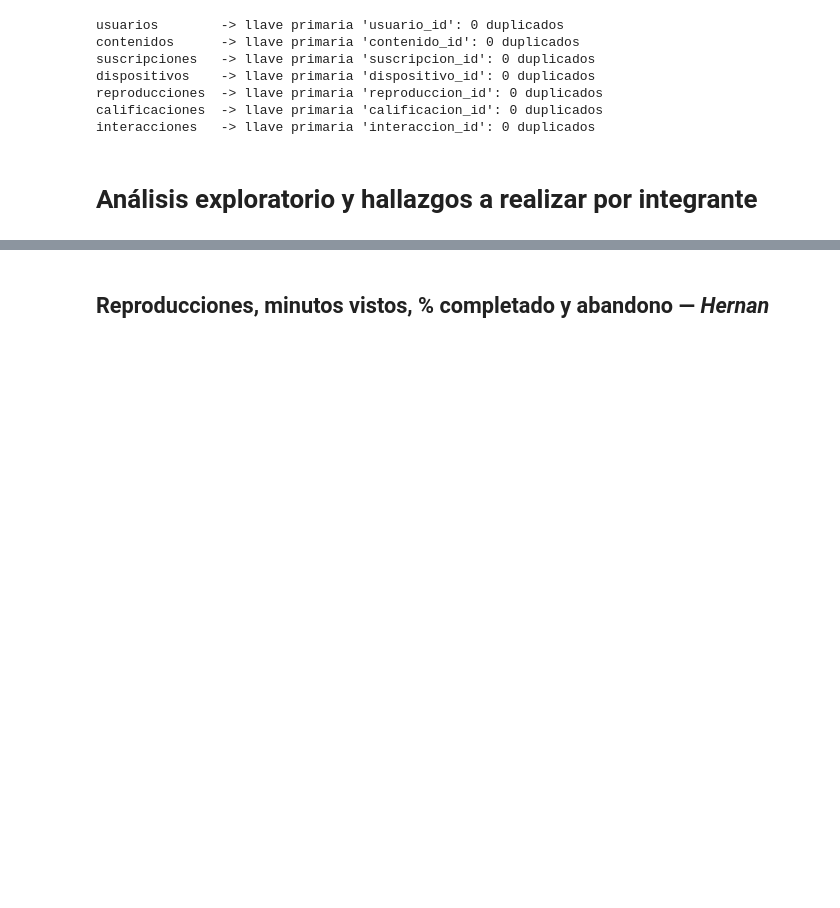
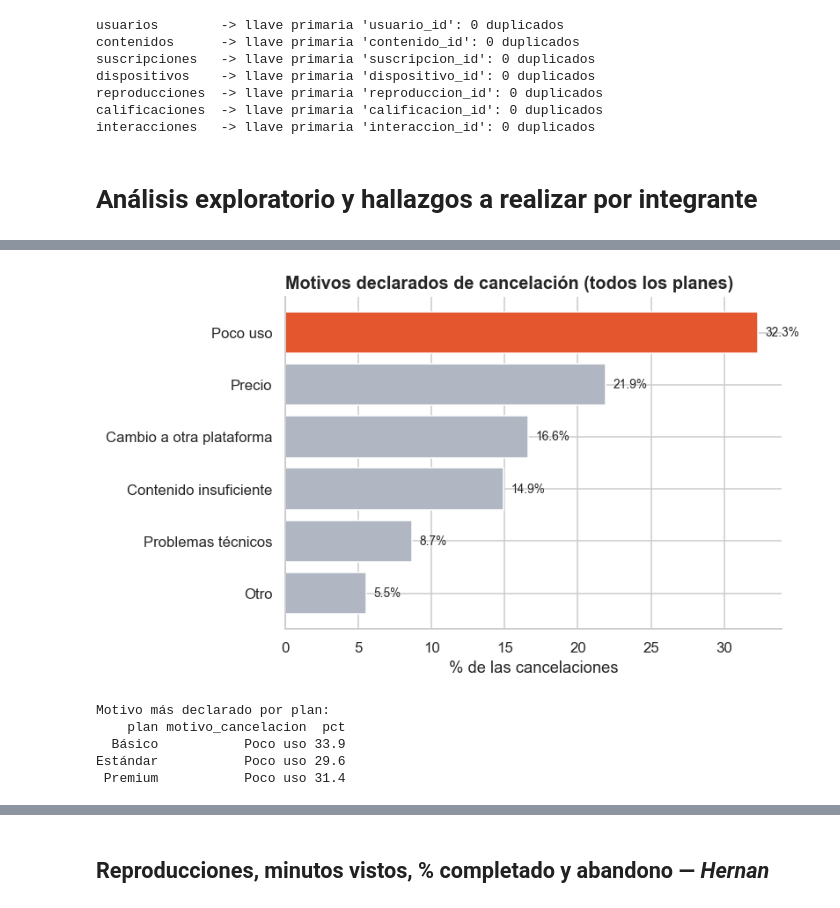
Before and after one commit to git-Lippke24/StreamView_Analytics_Dashboard, a Jupyter notebook: notebooks/EV1_Visualizacion_de_Datos.ipynb, the cells around one changed output, grey strips where cells are left out. Cells and saved outputs as stored; diff of their text form; code cells hidden in the pictures; blank space fills up the shorter version.

```diff
--- a/notebooks/EV1_Visualizacion_de_Datos.ipynb
+++ b/notebooks/EV1_Visualizacion_de_Datos.ipynb
@@ -379,0 +398,31 @@ df_merged.drop(columns=[f'{col}_ord'], inplace=True)
+# %%
+cancelados = usuarios.merge(suscripciones, on='usuario_id', how='left')
+cancelados = cancelados[cancelados['estado'] == 'Cancelada']
+
+motivos = (cancelados['motivo_cancelacion'].value_counts(normalize=True).mul(100)
+           .rename_axis('motivo').reset_index(name='pct').sort_values('pct'))
+
+fig, ax = plt.subplots(figsize=(7.5, 4.5))
+colores_motivo = [COLOR_ACENTO if m == motivos.iloc[-1]['motivo'] else COLOR_NEUTRO for m in motivos['motivo']]
+ax.barh(motivos['motivo'], motivos['pct'], color=colores_motivo)
+ax.set_title('Motivos declarados de cancelación (todos los planes)', loc='left', fontweight='bold')
+ax.set_xlabel('% de las cancelaciones')
+for i, v in enumerate(motivos['pct']):
+    ax.text(v + 0.5, i, f'{v:.1f}%', va='center', fontsize=9)
+plt.tight_layout()
+plt.show()
+
+top_por_plan = (cancelados.groupby('plan')['motivo_cancelacion']
+                .value_counts(normalize=True).mul(100).round(1)
+                .rename('pct').reset_index()
+                .sort_values(['plan', 'pct'], ascending=[True, False])
+                .groupby('plan').head(1))
+print("Motivo más declarado por plan:")
+print(top_por_plan.to_string(index=False))
+# %% [output]
+[figure, added]
+Motivo más declarado por plan:
+    plan motivo_cancelacion  pct
+  Básico           Poco uso 33.9
+Estándar           Poco uso 29.6
+ Premium           Poco uso 31.4
```
Also changed, not shown: parts of 14 cells of this notebook, 2 other files.
